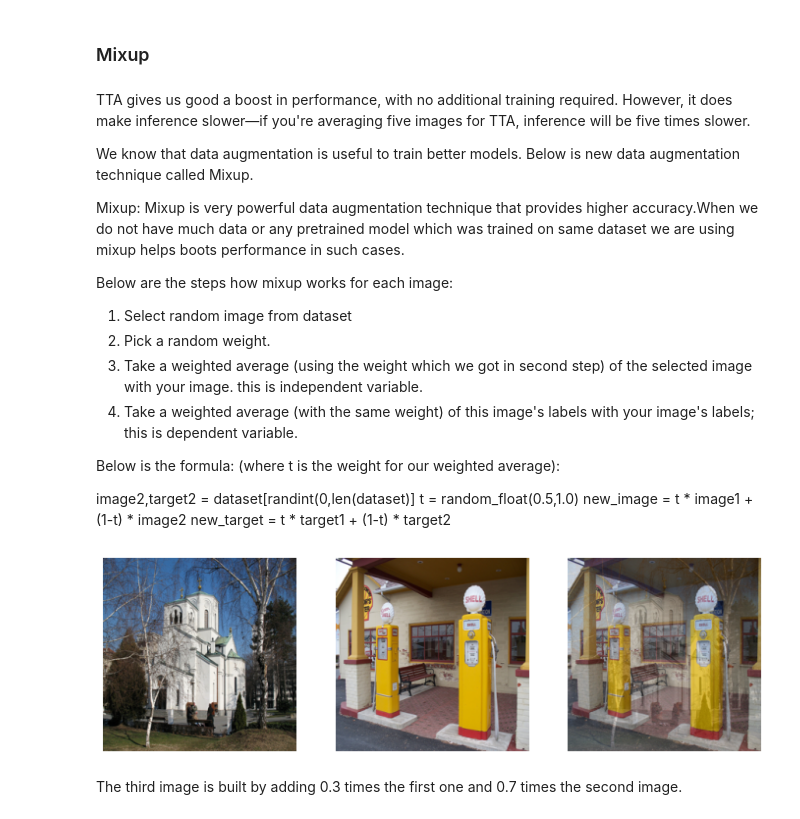
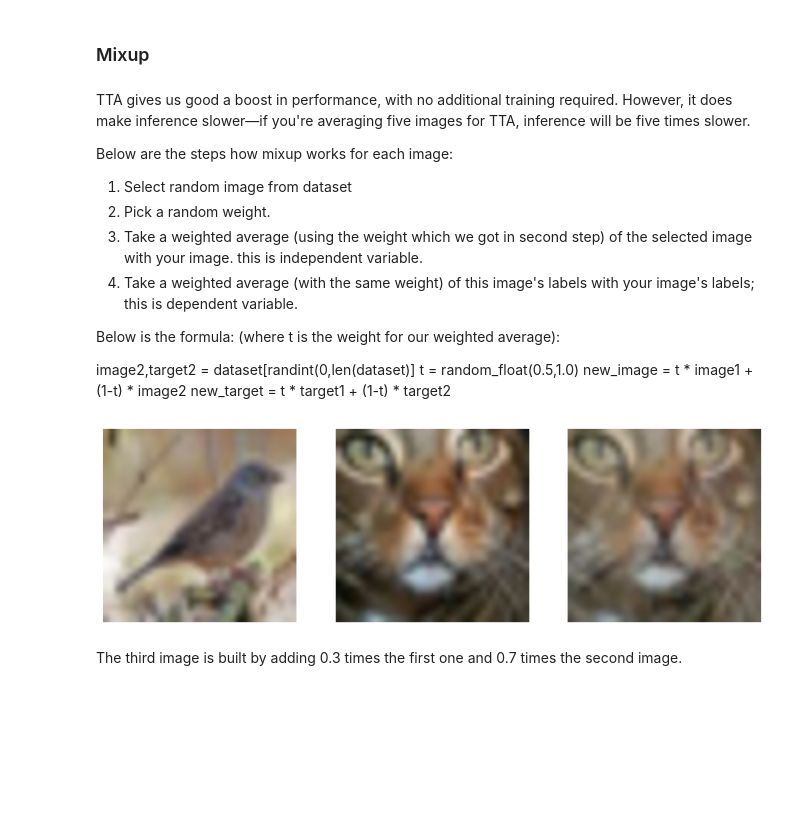
Before and after one commit to ashaaher/Emerging-Technologies, a Jupyter notebook: Assignment 2/Assignment_2_Part_2/C_FastAI.ipynb, the cells around one changed output. Saved outputs shown, nothing was run; the diff lists cells and outputs as text; code cells hidden in the pictures; blank space fills up the shorter version.

```diff
--- a/Assignment 2/Assignment_2_Part_2/C_FastAI.ipynb
+++ b/Assignment 2/Assignment_2_Part_2/C_FastAI.ipynb
@@ -148,11 +155,6 @@ accuracy(preds, targs).item()
 ### Mixup
 # %% [markdown]
 TTA gives us good a boost in performance, with no additional training required. However, it does make inference slower—if you're averaging five images for TTA, inference will be five times slower.
-
-We know that data augmentation is useful to train better models. Below is new data augmentation technique called Mixup.
-
-Mixup: Mixup is very powerful data augmentation technique that provides higher accuracy.When we do not have much data or any pretrained model which was trained on same dataset we are using mixup helps boots performance in such cases.
-
 
 Below are the steps how mixup works for each image:
 1) Select random image from dataset
@@ -169,22 +171,22 @@ new_target = t * target1 + (1-t) * target2
 # %%
 
 #hide_input
 #id mixup_example
 #caption Mixing a church and a gas station
 #alt An image of a church, a gas station and the two mixed up.
-church = PILImage.create(get_image_files_sorted(path/'train'/'n03028079')[0])
-gas = PILImage.create(get_image_files_sorted(path/'train'/'n03425413')[0])
-church = church.resize((256,256))
-gas = gas.resize((256,256))
-tchurch = tensor(church).float() / 255.
-tgas = tensor(gas).float() / 255.
+sparrow = PILImage.create(get_image_files_sorted(path/'train'/'bird')[0])
+cat = PILImage.create(get_image_files_sorted(path/'train'/'cat')[0])
+sparrow = sparrow.resize((256,256))
+cat = cat.resize((256,256))
+tsparrow = tensor(sparrow).float() / 255.
+tcat = tensor(cat).float() / 255.
 
 _,axs = plt.subplots(1, 3, figsize=(12,4))
-show_image(tchurch, ax=axs[0]);
-show_image(tgas, ax=axs[1]);
-show_image((0.3*tchurch + 0.7*tgas), ax=axs[2]);
+show_image(tsparrow, ax=axs[0]);
+show_image(tcat, ax=axs[1]);
+show_image((0.3*tsparrow + 0.7*tcat), ax=axs[2]);
 # %% [output]
-[figure, old version]
+[figure, new version]
 # %% [markdown]
 The third image is built by adding 0.3 times the first one and 0.7 times the second image.
 # %% [markdown]
```
Also changed, not shown: parts of 13 cells of this notebook.
